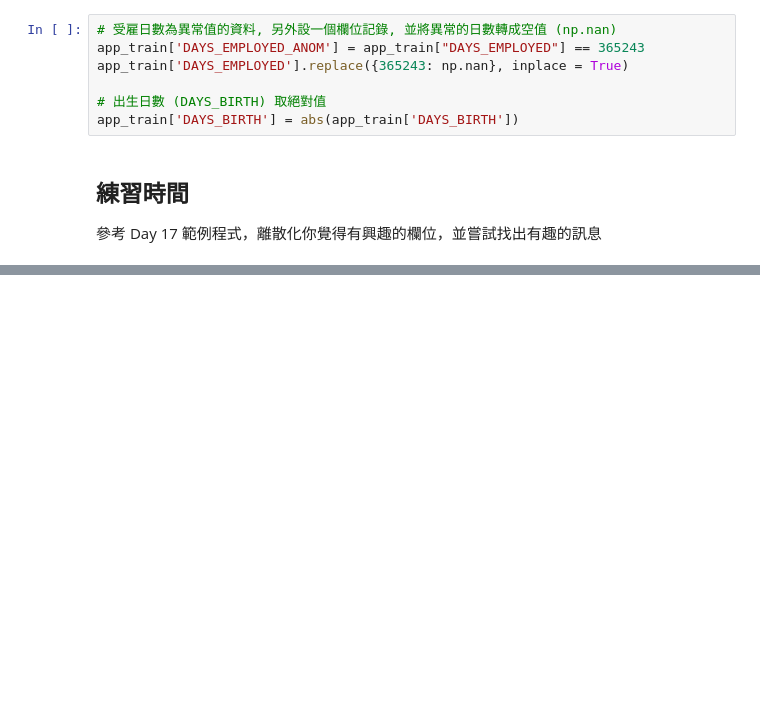
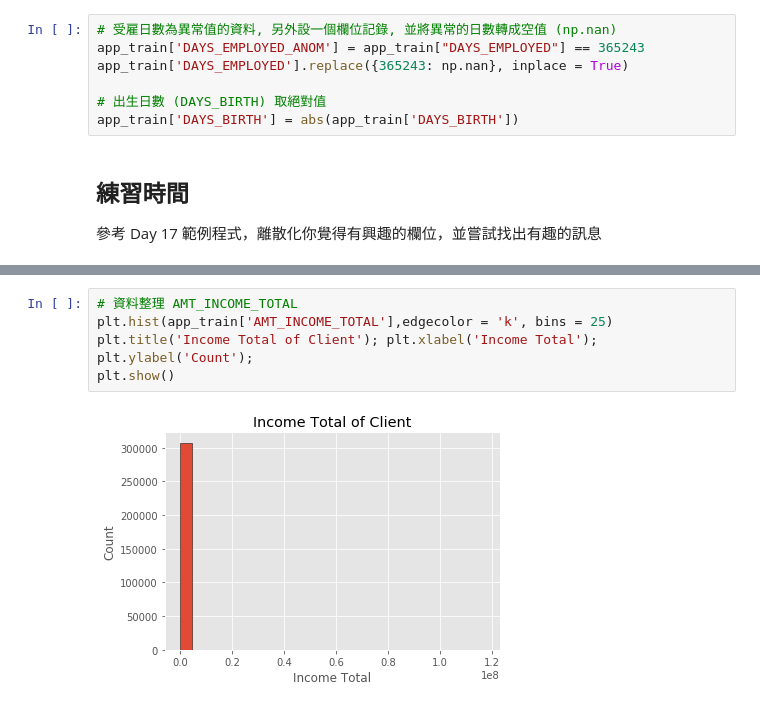
Before and after one commit to zzo30802/3rd-ML100Days, a Jupyter notebook: homework/Day_018_HW.ipynb, the cells around one changed output, grey strips where cells are left out. Saved outputs shown, nothing was run; the diff lists cells and outputs as text; blank space fills up the shorter version.

```diff
--- a/homework/Day_018_HW.ipynb
+++ b/homework/Day_018_HW.ipynb
@@ -75,0 +94,7 @@ Name: equal_freq_INCOME_TOTAL, dtype: int64
+# %%
+# 資料整理 AMT_INCOME_TOTAL
+plt.hist(app_train['AMT_INCOME_TOTAL'],edgecolor = 'k', bins = 25)
+plt.title('Income Total of Client'); plt.xlabel('Income Total'); plt.ylabel('Count');
+plt.show()
+# %% [output]
+[figure, added]
```
Also changed, not shown: parts of 5 cells of this notebook.
